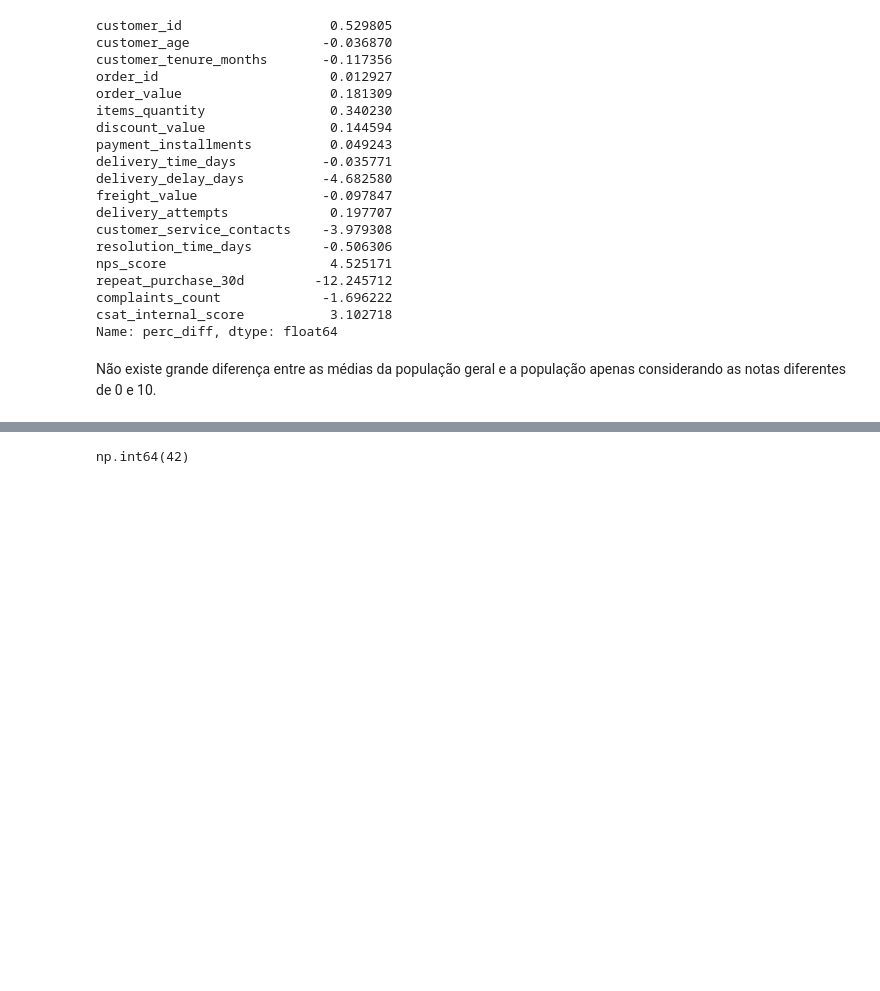
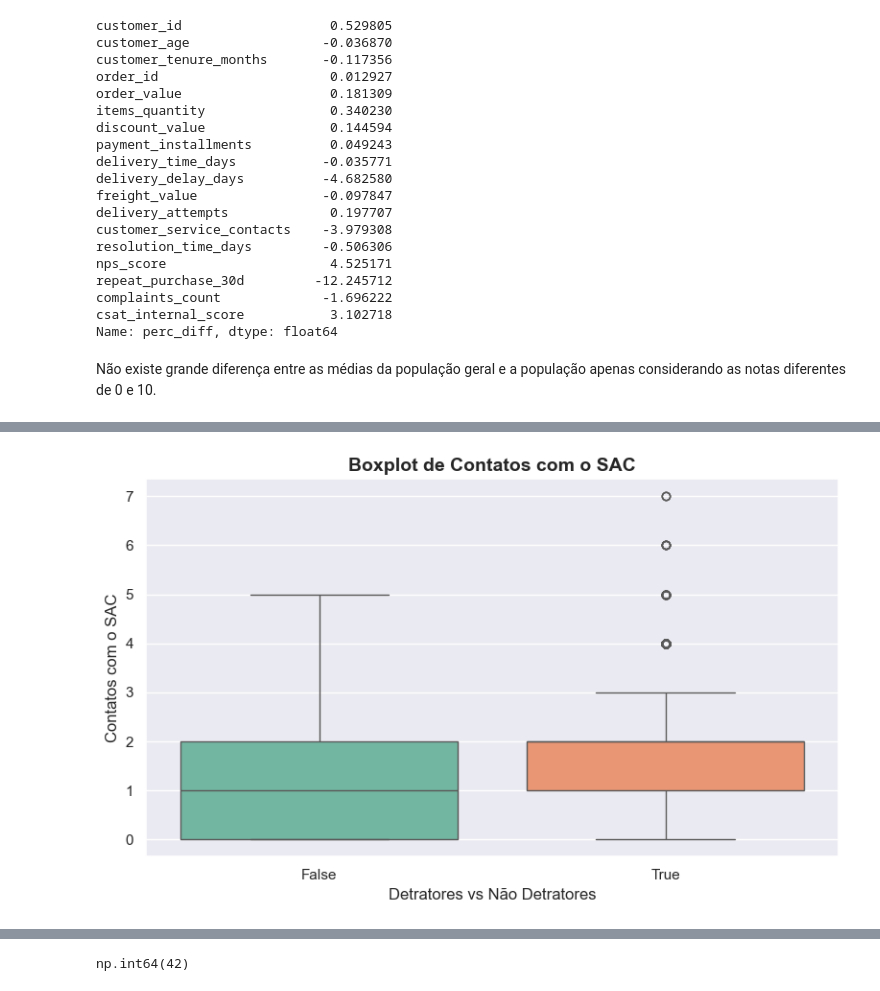
Before and after one commit to ViniciusTMiura/1AIST_projects, a Jupyter notebook: tech-challenge-01/notebooks/01_EDA_notebook.ipynb, the cells around one changed output, grey strips where cells are left out. Cells and saved outputs as stored; diff of their text form; code cells hidden in the pictures; blank space fills up the shorter version.

```diff
--- a/tech-challenge-01/notebooks/01_EDA_notebook.ipynb
+++ b/tech-challenge-01/notebooks/01_EDA_notebook.ipynb
@@ -630,0 +771,4 @@ Não existe grande diferença entre as médias da população geral e a populaç
+# %%
+plot_boxplot(df_analise2, x_col="target", y_col="customer_service_contacts", hue_col="target", title="Boxplot de Contatos com o SAC", xlabel="Detratores vs Não Detratores", ylabel="Contatos com o SAC")
+# %% [output]
+[figure, added]
```
Also changed, not shown: parts of 20 cells of this notebook, 1 other file.
